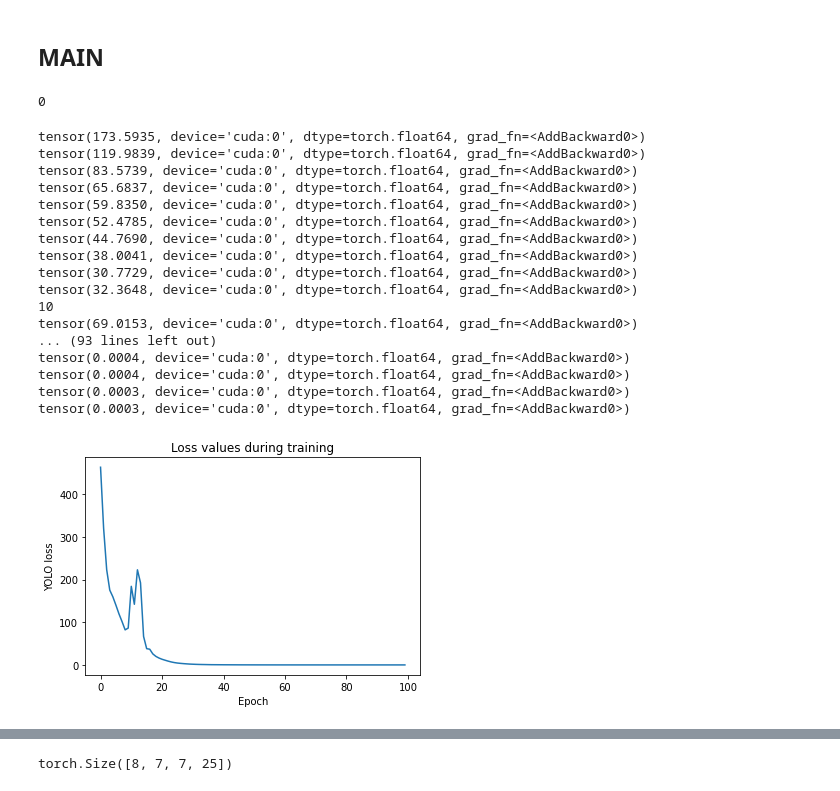
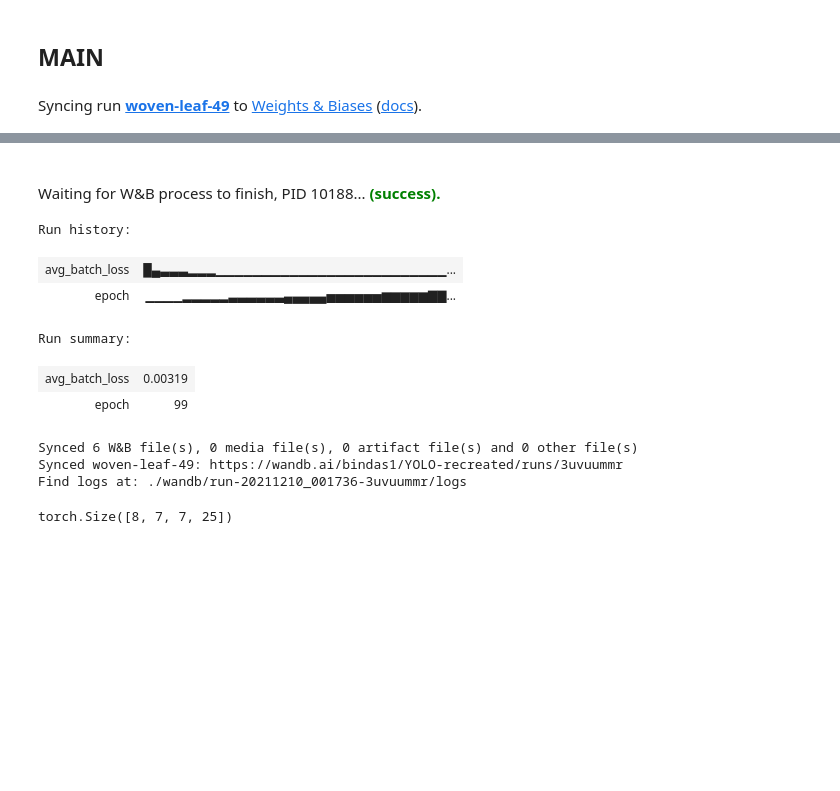
Before and after one commit to bindas1/YOLO-recreated, a Jupyter notebook: Forward_propagation.ipynb, the cells around one changed output, grey strips where cells are left out. Saved outputs shown, nothing was run; the diff lists cells and outputs as text; code cells hidden in the pictures; blank space fills up the shorter version.

Commit message:
add wandb to jupyter

```diff
--- a/Forward_propagation.ipynb
+++ b/Forward_propagation.ipynb
@@ -100,5 +106,5 @@ Sample batch for training dataloader is presented below:
 # %%
-image, labels, _ = iter(train_dl).next()
+image, labels, _ = iter(train_dl_predef).next()
 utils.show_image_with_classes(image[2], labels[2])
 # %% [output]
 Clipping input data to the valid range for imshow with RGB data ([0..1] for floats or [0..255] for integers).
@@ -369,0 +134,18 @@ def train_model(train_dl, model, is_one_batch=False):
+# %%
+def train_batch(images, labels, model, optimizer, criterion):
+    images, labels = images.to(device), labels.to(device)
+
+    # Forward pass ➡
+    outputs = model(images)
+    loss = criterion(outputs, labels)
+
+    # Backward pass ⬅
+    optimizer.zero_grad()
+    loss.backward()
+
+    # Step with optimizer
+    optimizer.step()
+
+    size = images.size(0)
+    del images, labels
+    return loss, size
@@ -370,3 +213,18 @@ def train_model(train_dl, model, is_one_batch=False):
+# %%
+def model_pipeline(hyp, is_one_batch=False, device=device):
+    with wandb.init(project="YOLO-recreated", entity="bindas1", config=hyp):
+        config = wandb.config
+
+        # make the model, data, and optimization problem
+        model, train_dl, test_dl, criterion, optimizer = make(config, is_one_batch)
+
+        # and use them to train the model
+        train(model, train_dl, criterion, optimizer, config, is_one_batch)
+
+        # and test its final performance
+#         evaluate(model, test_dl)
+
+    return model
 # %% [markdown]
 ## Non-maximal suppression
 # %% [markdown]
@@ -419,28 +264,4 @@ def main():
-# %%
-model = architecture.darknet()
-model.to(device)
-optimizer = SGD(model.parameters(), lr=LEARNING_RATE, momentum=MOMENTUM)
-#     train_dl, test_dl = dataset.prepare_data()
-train_dl_main, test_dl_main = train_dl, test_dl
-one_batch = next(iter(train_dl))
-train_model(one_batch, model, is_one_batch=True)
-# %% [output]
-0
-tensor(173.5935, device='cuda:0', dtype=torch.float64, grad_fn=<AddBackward0>)
-tensor(119.9839, device='cuda:0', dtype=torch.float64, grad_fn=<AddBackward0>)
-tensor(83.5739, device='cuda:0', dtype=torch.float64, grad_fn=<AddBackward0>)
-tensor(65.6837, device='cuda:0', dtype=torch.float64, grad_fn=<AddBackward0>)
-tensor(59.8350, device='cuda:0', dtype=torch.float64, grad_fn=<AddBackward0>)
-tensor(52.4785, device='cuda:0', dtype=torch.float64, grad_fn=<AddBackward0>)
-tensor(44.7690, device='cuda:0', dtype=torch.float64, grad_fn=<AddBackward0>)
-tensor(38.0041, device='cuda:0', dtype=torch.float64, grad_fn=<AddBackward0>)
-tensor(30.7729, device='cuda:0', dtype=torch.float64, grad_fn=<AddBackward0>)
-tensor(32.3648, device='cuda:0', dtype=torch.float64, grad_fn=<AddBackward0>)
-10
-tensor(69.0153, device='cuda:0', dtype=torch.float64, grad_fn=<AddBackward0>)
-... (93 lines left out)
-tensor(0.0004, device='cuda:0', dtype=torch.float64, grad_fn=<AddBackward0>)
-tensor(0.0004, device='cuda:0', dtype=torch.float64, grad_fn=<AddBackward0>)
-tensor(0.0003, device='cuda:0', dtype=torch.float64, grad_fn=<AddBackward0>)
-tensor(0.0003, device='cuda:0', dtype=torch.float64, grad_fn=<AddBackward0>)
-[figure, removed]
+# %%
+model = model_pipeline(config, is_one_batch=True)
+# %% [output]
+Syncing run woven-leaf-49 to Weights & Biases (docs).
@@ -447,3 +285,13 @@ tensor(0.0003, device='cuda:0', dtype=torch.float64, grad_fn=<AddBackward0>)
+Waiting for W&B process to finish, PID 10188... (success).
+Run history:
+| avg_batch_loss | █▄▃▃▃▂▂▂▁▁▁▁▁▁▁▁▁▁▁▁▁▁▁▁▁▁▁▁▁▁▁▁▁... |
+| epoch | ▁▁▁▁▂▂▂▂▂▃▃▃▃▃▃▄▄▄▄▄▅▅▅▅▅▅▆▆▆▆▆▇▇... |
+Run summary:
+| avg_batch_loss | 0.00319 |
+| epoch | 99 |
+Synced 6 W&B file(s), 0 media file(s), 0 artifact file(s) and 0 other file(s)
+Synced woven-leaf-49: https://wandb.ai/bindas1/YOLO-recreated/runs/3uvuummr
+Find logs at: ./wandb/run-20211210_001736-3uvuummr/logs
 # %%
 # for lr in [0.000001, 0.000005, 0.00001, 0.00005, 0.0001]:
 #     model = architecture.darknet()
```
Also changed, not shown: parts of 39 cells of this notebook, 2 other files.
